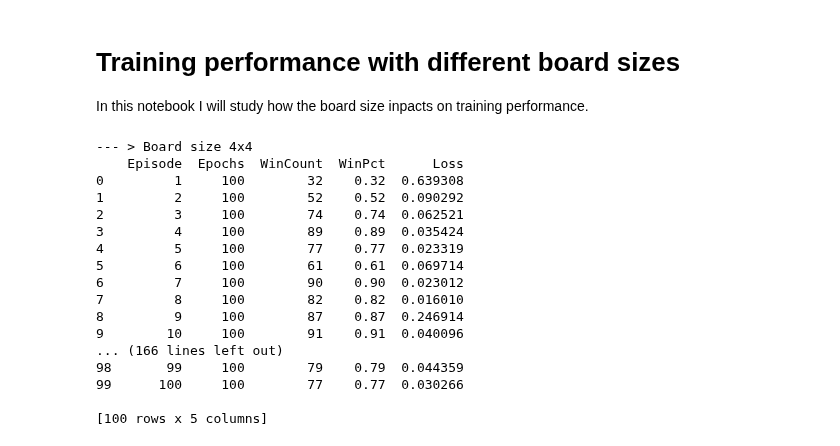
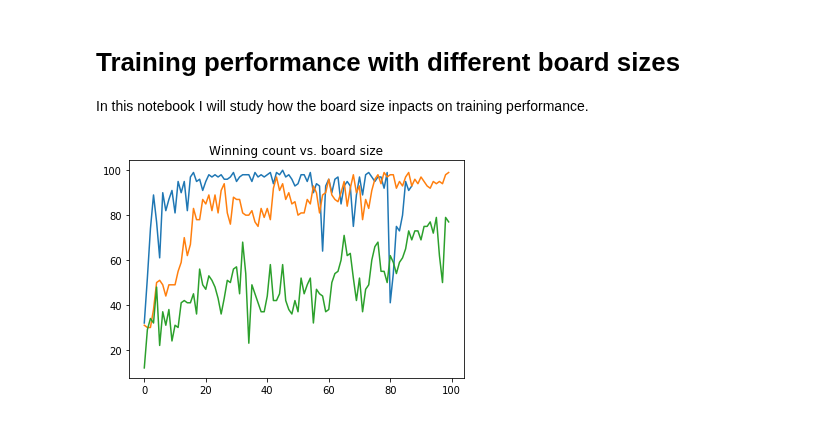
Before and after one commit to tbarreno/ReinforcementLearningPlayground, a Jupyter notebook: notebooks/01-Training_different_board_sizes.ipynb, the cells around one changed output. Saved outputs shown, nothing was run; the diff lists cells and outputs as text; code cells hidden in the pictures.

Commit message:
Notebook plots added.

```diff
--- a/notebooks/01-Training_different_board_sizes.ipynb
+++ b/notebooks/01-Training_different_board_sizes.ipynb
@@ -3,37 +3,32 @@
 
 In this notebook I will study how the board size inpacts on training performance.
 # %%
+%matplotlib inline
+
+import matplotlib.pyplot as plt
 import pandas as pd
 import os.path
 
 # Configuration
-stats_directory=os.path.join("..", "stats")
+stats_directory = os.path.join("..", "stats")
 
 # Boards
 boards = ["4x4", "5x5", "6x6"]
 
+fig, ax = plt.subplots()
+
+
+# Loop over the board sizes
 for board_size in boards:
-    stat_file=os.path.join(stats_directory, f"stats-{board_size}.csv")
 
+    stat_file = os.path.join(stats_directory, f"stats-{board_size}.csv")
     stat_df = pd.read_csv(stat_file)
 
-    print(f"--- > Board size {board_size}")
-    print(stat_df)
+    # Plot
+    plt.plot(stat_df[["WinCount"]], label=board_size)
+
+
+ax .set_title("Winning count vs. board size")
+plt.show()
 # %% [output]
---- > Board size 4x4
-    Episode  Epochs  WinCount  WinPct      Loss
-0         1     100        32    0.32  0.639308
-1         2     100        52    0.52  0.090292
-2         3     100        74    0.74  0.062521
-3         4     100        89    0.89  0.035424
-4         5     100        77    0.77  0.023319
-5         6     100        61    0.61  0.069714
-6         7     100        90    0.90  0.023012
-7         8     100        82    0.82  0.016010
-8         9     100        87    0.87  0.246914
-9        10     100        91    0.91  0.040096
-... (166 lines left out)
-98       99     100        79    0.79  0.044359
-99      100     100        77    0.77  0.030266
-
-[100 rows x 5 columns]
+[figure, added]
```
Also changed, not shown: 3 other files.
